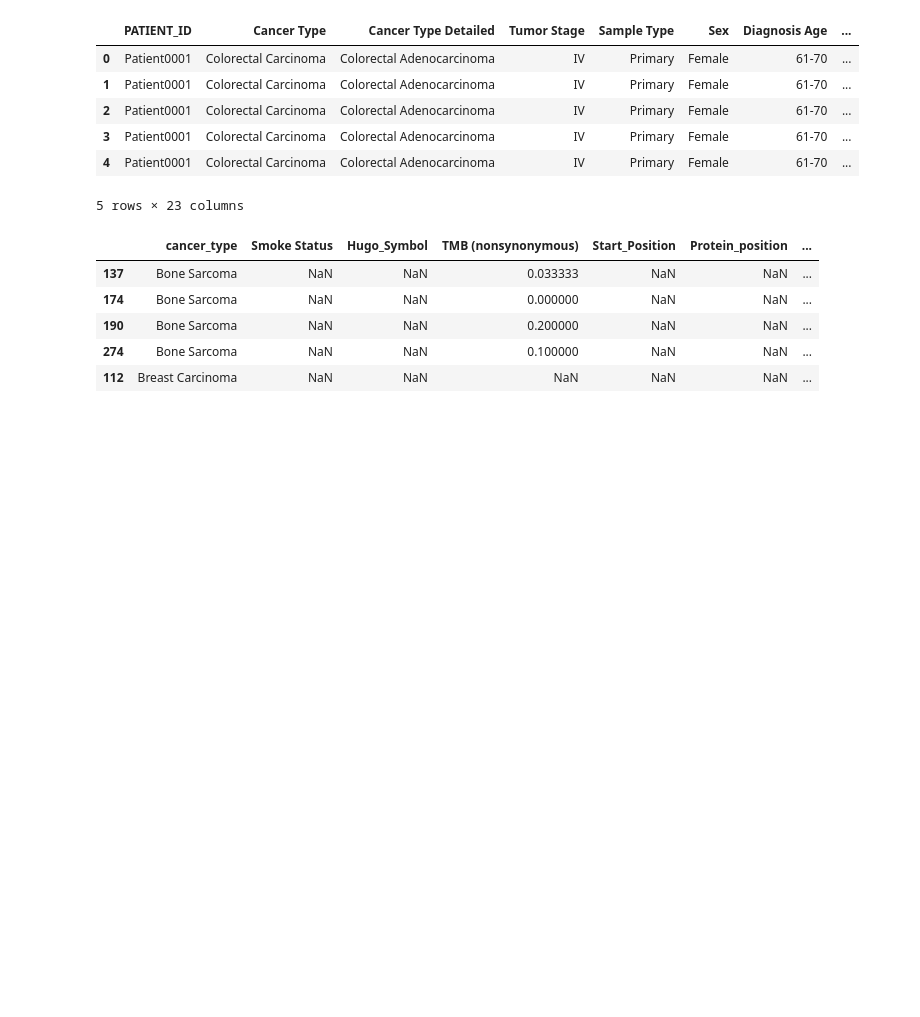
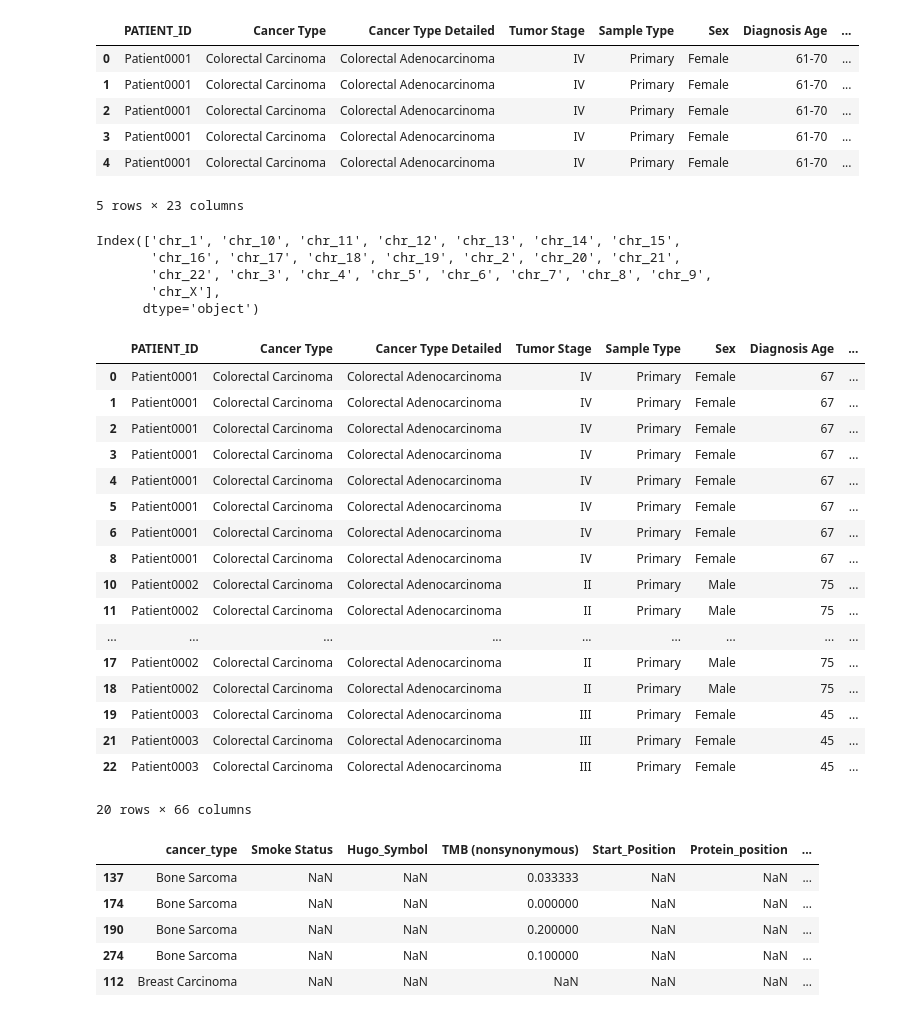
Before and after one commit to Taneun/OncoHypothesis-LLM-Ranker, a Jupyter notebook: pan_cancer/tal_data_preprocessing_new.ipynb, the cells around one changed output. Saved outputs shown, nothing was run; the diff lists cells and outputs as text; code cells hidden in the pictures; blank space fills up the shorter version.

Commit message:
more rules work

```diff
--- a/pan_cancer/tal_data_preprocessing_new.ipynb
+++ b/pan_cancer/tal_data_preprocessing_new.ipynb
@@ -173,4 +178,48 @@ data_for_model['Consequence'].str.split(',')
 dummy_vars = data_for_model['Consequence'].str.split(',').explode().str.get_dummies().groupby(level=0).sum()
 data_for_model = data_for_model.join(dummy_vars)
 data_for_model.drop('Consequence', axis=1, inplace=True)
+# %%
+# Create dummy variables for the Chromosome column ONLY FOR RULES!
+chromosome_dummy = data_for_model['Chromosome'].str.get_dummies()
+
+# Rename columns to have 'chr_' prefix
+chromosome_dummy.columns = [f'chr_{col}' for col in chromosome_dummy.columns]
+
+# Join the dummy variables to the original dataframe
+data_for_model = data_for_model.join(chromosome_dummy)
+
+# Drop the original Chromosome column
+data_for_model.drop('Chromosome', axis=1, inplace=True)
+# %%
+# Drop columns and rows with NAs ONLY FOR RULES!
+data_for_model = data_for_model.drop(['Site1_Hugo_Symbol', 'Site2_Hugo_Symbol', 'Event_Info'], axis=1).dropna()
+# %%
+chromosome_dummy.columns
+# %% [output]
+Index(['chr_1', 'chr_10', 'chr_11', 'chr_12', 'chr_13', 'chr_14', 'chr_15',
+       'chr_16', 'chr_17', 'chr_18', 'chr_19', 'chr_2', 'chr_20', 'chr_21',
+       'chr_22', 'chr_3', 'chr_4', 'chr_5', 'chr_6', 'chr_7', 'chr_8', 'chr_9',
+       'chr_X'],
+      dtype='object')
+# %%
+data_for_model.head(20)
+# %% [output]
+|  | PATIENT_ID | Cancer Type | Cancer Type Detailed | Tumor Stage | Sample Type | Sex | Diagnosis Age | ... |
+| 0 | Patient0001 | Colorectal Carcinoma | Colorectal Adenocarcinoma | IV | Primary | Female | 67 | ... |
+| 1 | Patient0001 | Colorectal Carcinoma | Colorectal Adenocarcinoma | IV | Primary | Female | 67 | ... |
+| 2 | Patient0001 | Colorectal Carcinoma | Colorectal Adenocarcinoma | IV | Primary | Female | 67 | ... |
+| 3 | Patient0001 | Colorectal Carcinoma | Colorectal Adenocarcinoma | IV | Primary | Female | 67 | ... |
+| 4 | Patient0001 | Colorectal Carcinoma | Colorectal Adenocarcinoma | IV | Primary | Female | 67 | ... |
+| 5 | Patient0001 | Colorectal Carcinoma | Colorectal Adenocarcinoma | IV | Primary | Female | 67 | ... |
+| 6 | Patient0001 | Colorectal Carcinoma | Colorectal Adenocarcinoma | IV | Primary | Female | 67 | ... |
+| 8 | Patient0001 | Colorectal Carcinoma | Colorectal Adenocarcinoma | IV | Primary | Female | 67 | ... |
+| 10 | Patient0002 | Colorectal Carcinoma | Colorectal Adenocarcinoma | II | Primary | Male | 75 | ... |
+| 11 | Patient0002 | Colorectal Carcinoma | Colorectal Adenocarcinoma | II | Primary | Male | 75 | ... |
+| ... | ... | ... | ... | ... | ... | ... | ... | ... |
+| 17 | Patient0002 | Colorectal Carcinoma | Colorectal Adenocarcinoma | II | Primary | Male | 75 | ... |
+| 18 | Patient0002 | Colorectal Carcinoma | Colorectal Adenocarcinoma | II | Primary | Male | 75 | ... |
+| 19 | Patient0003 | Colorectal Carcinoma | Colorectal Adenocarcinoma | III | Primary | Female | 45 | ... |
+| 21 | Patient0003 | Colorectal Carcinoma | Colorectal Adenocarcinoma | III | Primary | Female | 45 | ... |
+| 22 | Patient0003 | Colorectal Carcinoma | Colorectal Adenocarcinoma | III | Primary | Female | 45 | ... |
+20 rows × 66 columns
 # %%
```
Also changed, not shown: parts of 2 cells of this notebook, 7 other files.
